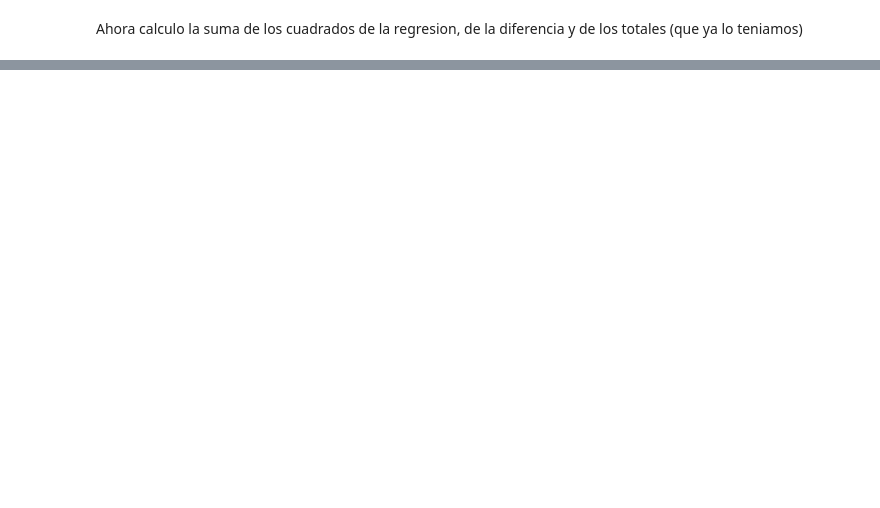
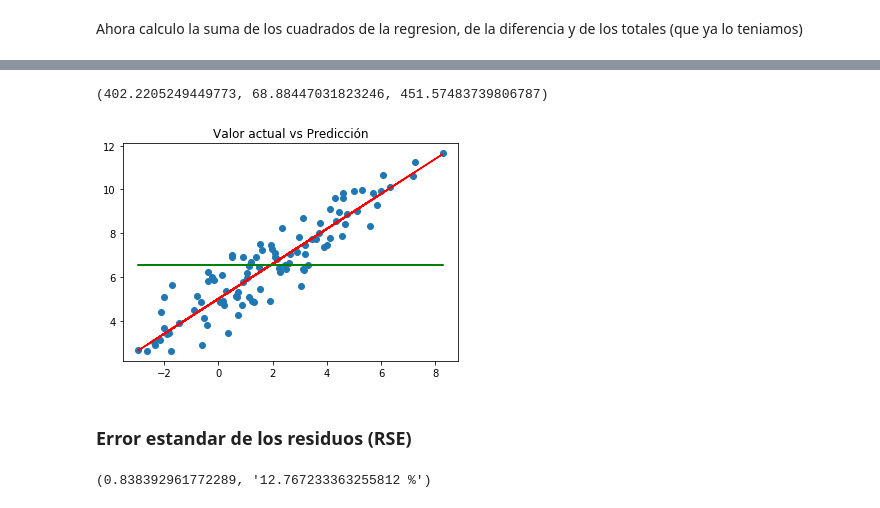
Before and after one commit to Zell0ss/machine_learning, a Jupyter notebook: Notebooks/T4 - 1 - Linear regression. Datos ficticios.ipynb, the cells around one changed output, grey strips where cells are left out. Saved outputs shown, nothing was run; the diff lists cells and outputs as text; code cells hidden in the pictures; blank space fills up the shorter version.

```diff
--- a/Notebooks/T4 - 1 - Linear regression. Datos ficticios.ipynb
+++ b/Notebooks/T4 - 1 - Linear regression. Datos ficticios.ipynb
@@ -273,0 +310,23 @@ plt.show()
+# %%
+SSR, SSD, SST
+# %% [output]
+(402.2205249449773, 68.88447031823246, 451.57483739806787)
+# %%
+plt.plot(data["x"], data["y_act"], "o")
+plt.plot(data["x"], data["y_pred"], color='red')
+plt.plot(data["x"], data["y_mean"], "g")
+plt.title ("Valor actual vs Predicción")
+plt.show()
+# %% [output]
+[figure, added]
+# %% [markdown]
+### Error estandar de los residuos (RSE)
+# %%
+# Calculo el error
+RSE = np.sqrt(SSD/(len(data)-2))
+# Y el porcentaje contra la media
+PC = RSE / np.mean(data["y_act"])
+
+RSE, f"{PC*100} %"
+# %% [output]
+(0.838392961772289, '12.767233363255812 %')
```
Also changed, not shown: parts of 25 cells of this notebook, 6 other files.
